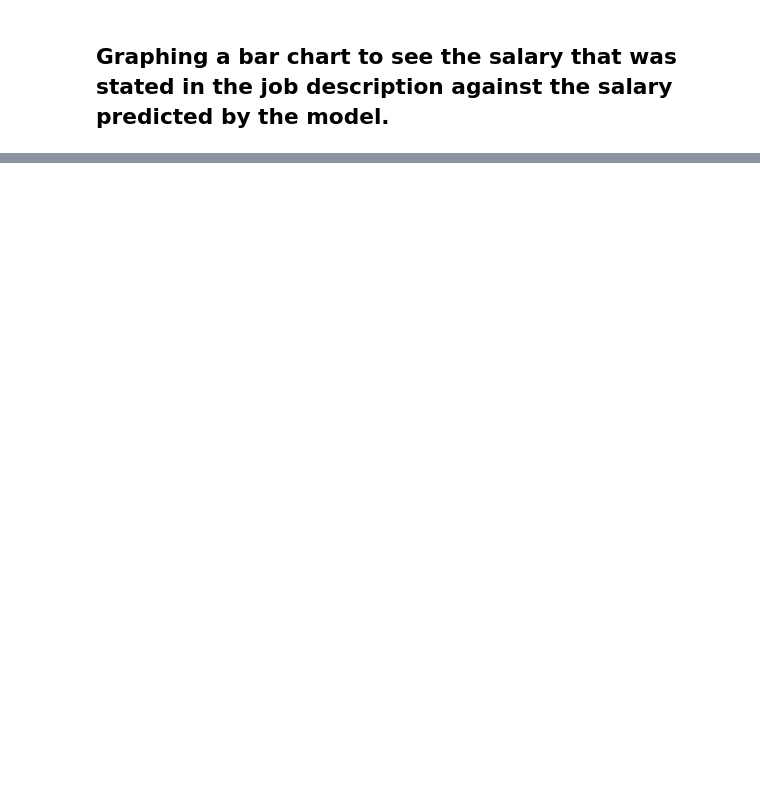
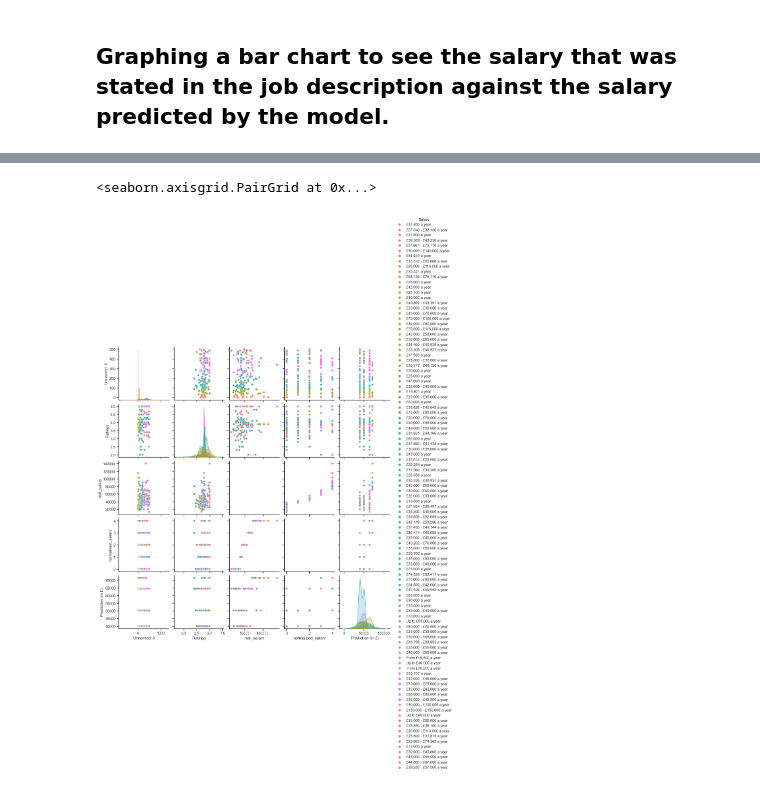
Before and after one commit to Malyrion/Intro-to-AI-CW, a Jupyter notebook: Intro_to_AI_CW.ipynb, the cells around one changed output, grey strips where cells are left out. Drawn from its saved outputs; the diff is of its cells as text; code cells hidden in the pictures; blank space fills up the shorter version.

```diff
--- a/Intro_to_AI_CW.ipynb
+++ b/Intro_to_AI_CW.ipynb
@@ -703,0 +777,6 @@ plt.show()
+# %%
+sns.set_theme(style="ticks")
+sns.pairplot(jobs, hue="Salary")
+# %% [output]
+<seaborn.axisgrid.PairGrid at 0x...>
+[figure, added]
```
Also changed, not shown: parts of 25 cells of this notebook.
